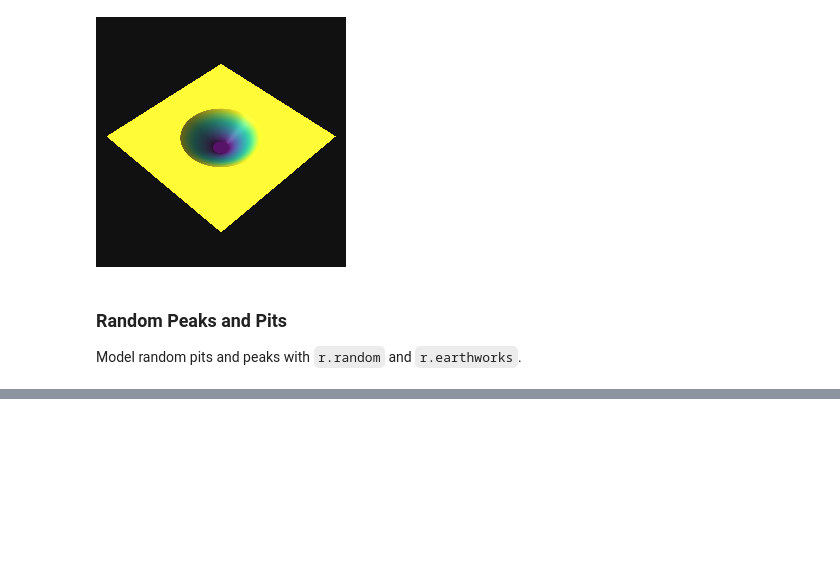
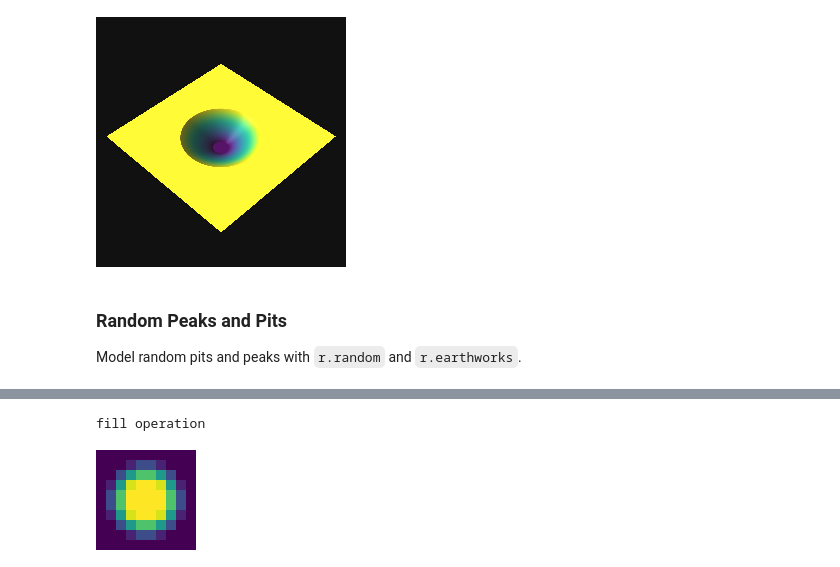
Before and after one commit to baharmon/r.earthworks, a Jupyter notebook: r_earthworks.ipynb, the cells around one changed output, grey strips where cells are left out. Drawn from its saved outputs; the diff is of its cells as text; code cells hidden in the pictures; blank space fills up the shorter version.

```diff
--- a/r_earthworks.ipynb
+++ b/r_earthworks.ipynb
@@ -143,0 +148,25 @@ map3d.show()
+# %%
+# setup
+gs.run_command('g.region', n=10, e=10, s=0, w=0, res=1)
+gs.mapcalc('test_input = 0')
+
+# test fill
+gs.run_command(
+    'r.earthworks',
+    elevation='test_input',
+    earthworks='test_output',
+    coordinates=[5,5],
+    operation='fill',
+    z=1,
+    flat=2,
+    rate=0.5
+)
+print('fill operation')
+
+# visualize
+m = gj.Map(width=100)
+m.d_rast(map="test_output")
+m.show()
+# %% [output]
+fill operation
+[figure, added]
```
Also changed, not shown: parts of 7 cells of this notebook, 2 other files.
